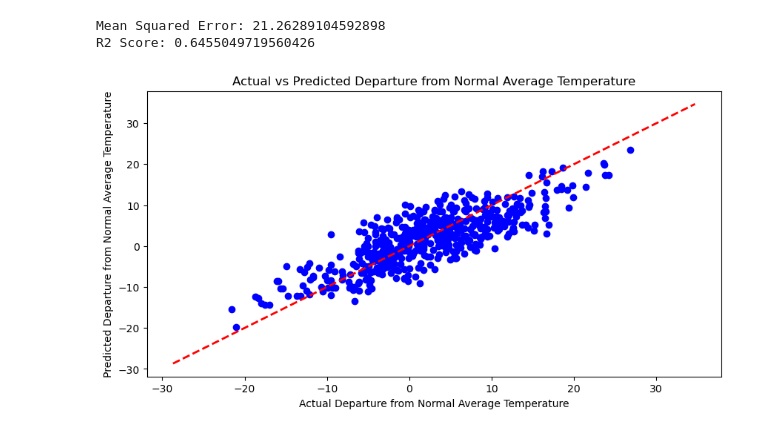
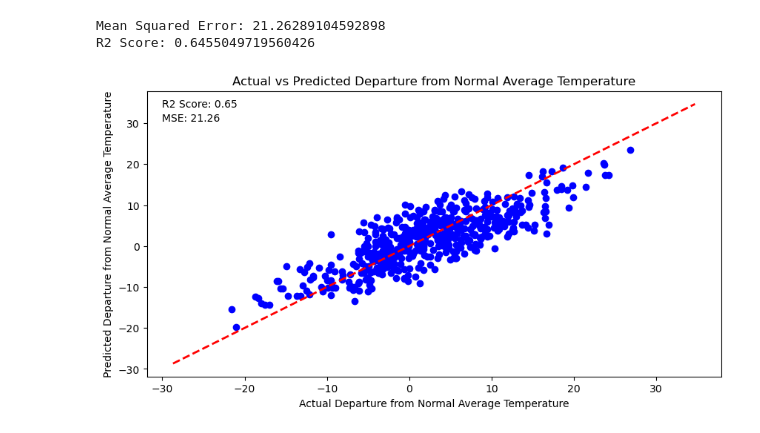
Before and after one commit to andeka04/Anderson_Becker_PrecipitationPrediction, a Jupyter notebook: EDA.ipynb, the cells around one changed output. Cells and saved outputs as stored; diff of their text form; code cells hidden in the pictures.

```diff
--- a/EDA.ipynb
+++ b/EDA.ipynb
@@ -159,11 +178,13 @@ R2 Score: 0.6455049719560426
 # %%
 #creating a scatter plot (y-train vs y-pred)
 plt.figure(figsize=(10, 5))
 plt.scatter(y2_test, y2_pred, color='blue')
 plt.title('Actual vs Predicted Departure from Normal Average Temperature')
 plt.xlabel('Actual Departure from Normal Average Temperature')
 plt.ylabel('Predicted Departure from Normal Average Temperature')
 plt.plot([y2.min(), y2.max()], [y2.min(), y2.max()], 'r--', lw=2)
+plt.annotate(f'R2 Score: {r2_2:.2f}', (-30, 34))
+plt.annotate(f'MSE: {mse2:.2f}', (-30, 30.5))
 plt.show()
 # %% [output]
-[figure, old version]
+[figure, new version]
```
Also changed, not shown: parts of 3 cells of this notebook.
